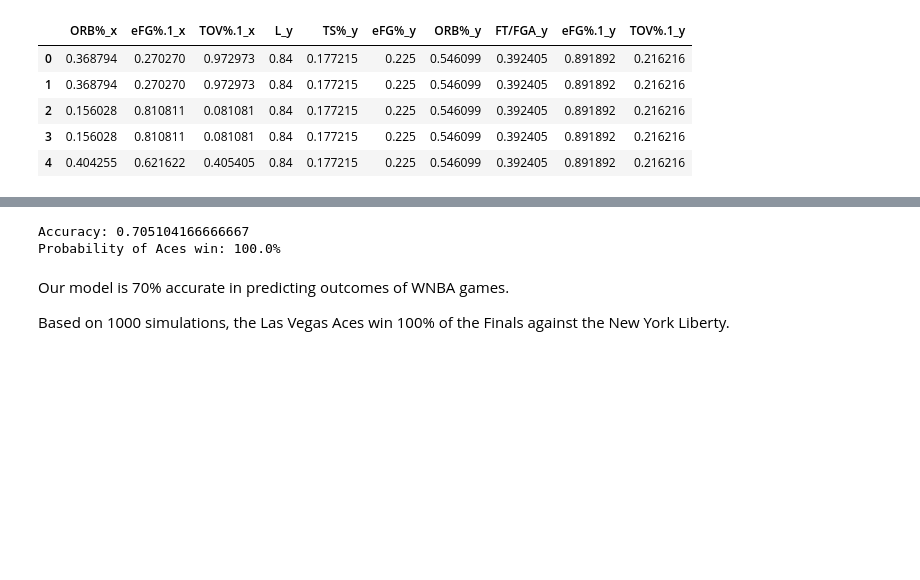
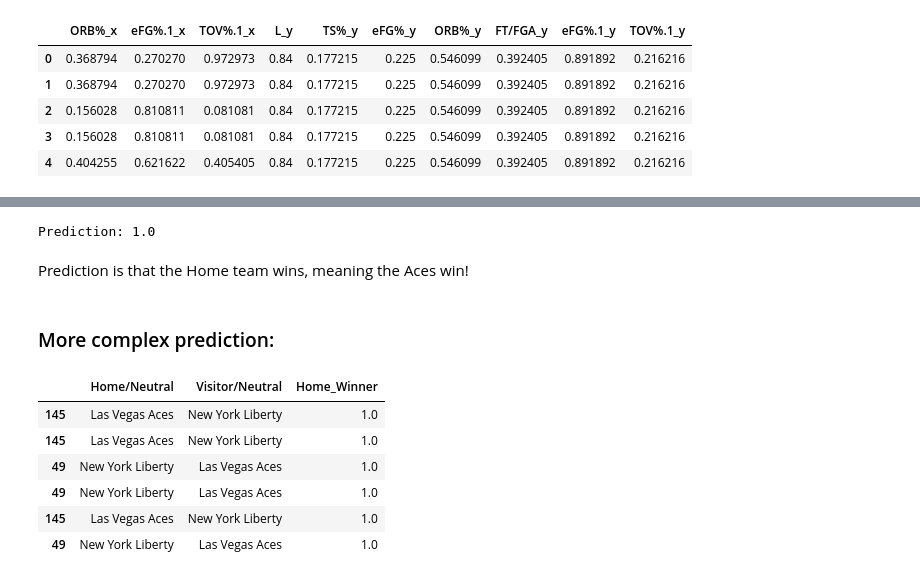
Before and after one commit to AggieSportsAnalytics/WiCS-ASA-Workshop, a Jupyter notebook: predict.ipynb, the cells around one changed output, grey strips where cells are left out. Drawn from its saved outputs; the diff is of its cells as text; code cells hidden in the pictures; blank space fills up the shorter version.

Commit message:
🫧 Clearer comments and predictions

```diff
--- a/predict.ipynb
+++ b/predict.ipynb
@@ -121,0 +161,6 @@ from sklearn.metrics import accuracy_score
+# %%
+# Remove the rows where the Aces and Liberty play against each other
+non_aces_liberty_game = df
+non_aces_liberty_game = non_aces_liberty_game.drop(non_aces_liberty_game[(non_aces_liberty_game['Home/Neutral'] == 'Las Vegas Aces') & (non_aces_liberty_game['Visitor/Neutral'] == 'New York Liberty')].index)
+non_aces_liberty_game = non_aces_liberty_game.drop(non_aces_liberty_game[(non_aces_liberty_game['Home/Neutral'] == 'New York Liberty') & (non_aces_liberty_game['Visitor/Neutral'] == 'Las Vegas Aces')].index)
+non_aces_liberty_game[(non_aces_liberty_game['Home/Neutral'] == 'Las Vegas Aces') & (non_aces_liberty_game['Visitor/Neutral'] == 'New York Liberty')]
@@ -157,10 +176,38 @@ score, final_prediction = finals_sim(1000)
-# %%
-print(f"Accuracy: {score}")
-print(f"Probability of Aces win: {final_prediction*100}%")
-# %% [output]
-Accuracy: 0.705104166666667
-Probability of Aces win: 100.0%
-# %% [markdown]
-Our model is 70% accurate in predicting outcomes of WNBA games.
-
-Based on 1000 simulations, the Las Vegas Aces win 100% of the Finals against the New York Liberty.
+# %%
+# Predict the winner of the final matchup
+model = LogisticRegression()
+model.fit(non_aces_liberty_game[predictors], non_aces_liberty_game['Home_Winner'])
+
+y_pred = model.predict(final_matchup[predictors])
+print(f"Prediction: {y_pred[0]}")
+# %% [output]
+Prediction: 1.0
+# %% [markdown]
+Prediction is that the Home team wins, meaning the Aces win!
+# %% [markdown]
+### More complex prediction:
+# %%
+# Grab rows from the df where Aces are playing the Liberty (home and away) (the matchup for the finals)
+final_matchup_1 = df[(df['Home/Neutral'] == 'Las Vegas Aces') & (df['Visitor/Neutral'] == 'New York Liberty')][1:]
+final_matchup_2 = df[(df['Home/Neutral'] == 'New York Liberty') & (df['Visitor/Neutral'] == 'Las Vegas Aces')][1:]
+
+# Combine the two data frames to match the games played in the finals
+finals = pd.concat([final_matchup_1, final_matchup_1, final_matchup_2, final_matchup_2, final_matchup_1, final_matchup_2])
+# %%
+# Train a logistic regression model on the training data
+model = LogisticRegression()
+model.fit(non_aces_liberty_game[predictors], non_aces_liberty_game['Home_Winner'])
+
+# Predict the winner of the Finals
+final_predict = model.predict(finals[predictors])
+finals['Home_Winner'] = final_predict
+# %%
+finals[['Home/Neutral', 'Visitor/Neutral', 'Home_Winner']]
+# %% [output]
+|  | Home/Neutral | Visitor/Neutral | Home_Winner |
+| 145 | Las Vegas Aces | New York Liberty | 1.0 |
+| 145 | Las Vegas Aces | New York Liberty | 1.0 |
+| 49 | New York Liberty | Las Vegas Aces | 1.0 |
+| 49 | New York Liberty | Las Vegas Aces | 1.0 |
+| 145 | Las Vegas Aces | New York Liberty | 1.0 |
+| 49 | New York Liberty | Las Vegas Aces | 1.0 |
```
Also changed, not shown: parts of 17 cells of this notebook.
